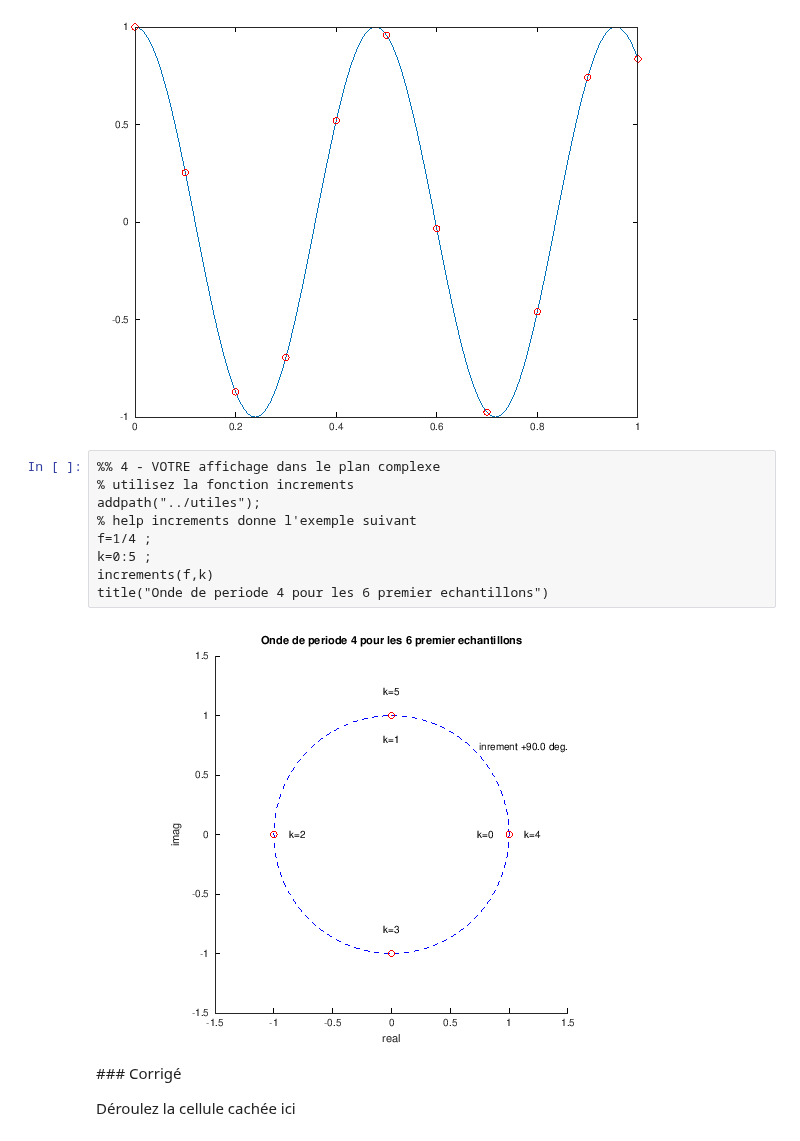
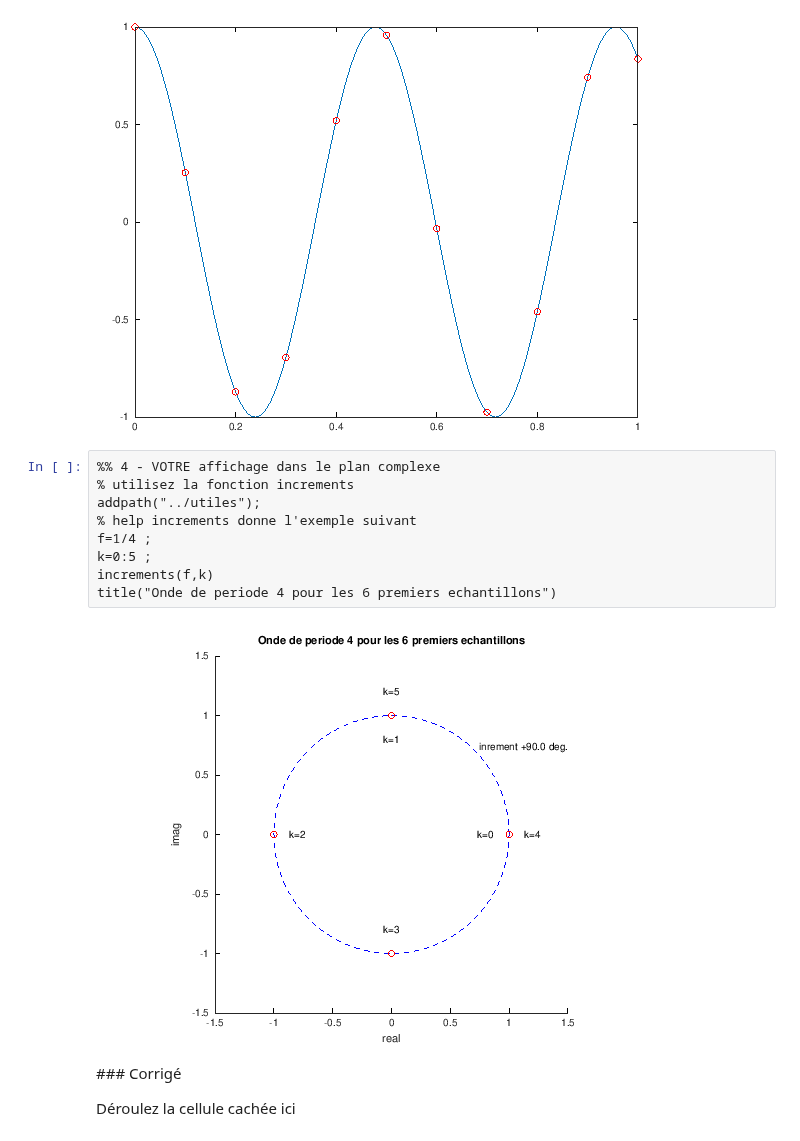
Before and after one commit to balaise31/Signal, a Jupyter notebook: discret/tp/FREQ2_ondes_discretes.ipynb, the cells around one changed output. Saved outputs shown, nothing was run; the diff lists cells and outputs as text.

```diff
--- a/discret/tp/FREQ2_ondes_discretes.ipynb
+++ b/discret/tp/FREQ2_ondes_discretes.ipynb
@@ -528,14 +529,14 @@ Fe =  10
 # %%
 %% 4 - VOTRE affichage dans le plan complexe
 % utilisez la fonction increments
 addpath("../utiles");
 % help increments donne l'exemple suivant
 f=1/4 ;
 k=0:5 ;
 increments(f,k)
-title("Onde de periode 4 pour les 6 premier echantillons")
+title("Onde de periode 4 pour les 6 premiers echantillons")
 # %% [output]
-[figure, old version]
+[figure, new version]
 # %% [markdown]
 ### Corrigé
 
```
Also changed, not shown: parts of 17 cells of this notebook, 7 other files.
